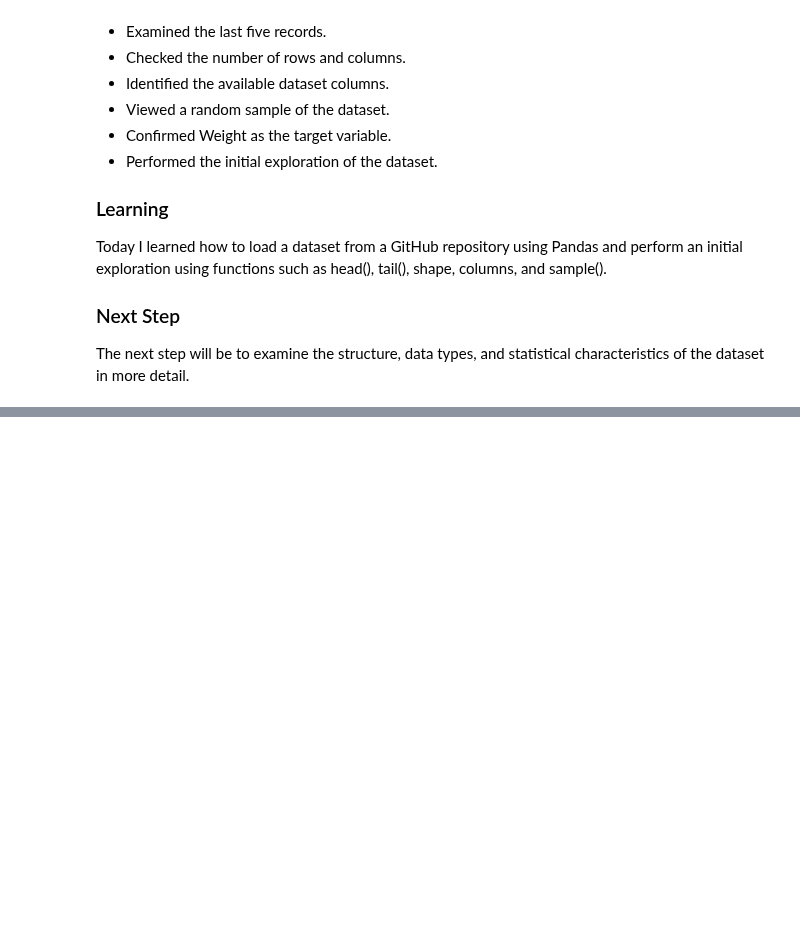
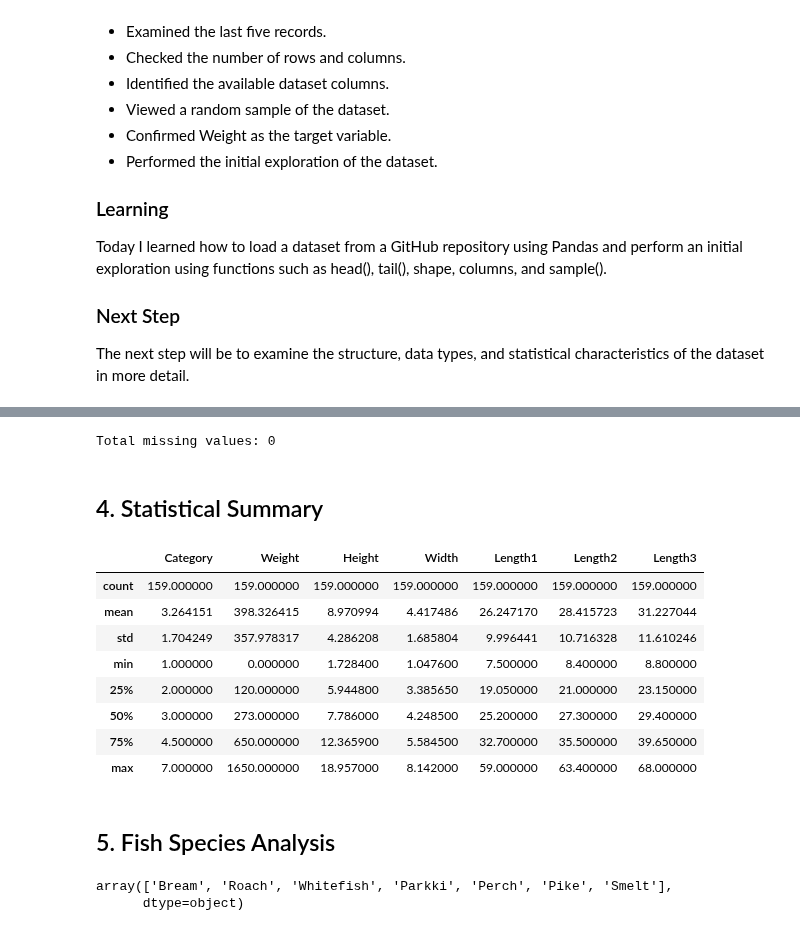
Before and after one commit to abhipsa29-cloud/Fish-Weight-Prediction, a Jupyter notebook: Fish_Weight_Prediction.ipynb, the cells around one changed output, grey strips where cells are left out. Drawn from its saved outputs; the diff is of its cells as text; code cells hidden in the pictures; blank space fills up the shorter version.

Commit message:
Day 3: Analyzed dataset structure and data types

```diff
--- a/Fish_Weight_Prediction.ipynb
+++ b/Fish_Weight_Prediction.ipynb
@@ -372,0 +383,6 @@ statistical characteristics of the dataset in more detail.
+# %%
+url = "https://raw.githubusercontent.com/YBIFoundation/Dataset/main/Fish.csv"
+
+df = pd.read_csv(url)
+
+print("Dataset loaded successfully!")
@@ -372,0 +439,25 @@ statistical characteristics of the dataset in more detail.
+# %%
+print("Total missing values:", df.isnull().sum().sum())
+# %% [output]
+Total missing values: 0
+# %% [markdown]
+## 4. Statistical Summary
+# %%
+df.describe()
+# %% [output]
+|  | Category | Weight | Height | Width | Length1 | Length2 | Length3 |
+| count | 159.000000 | 159.000000 | 159.000000 | 159.000000 | 159.000000 | 159.000000 | 159.000000 |
+| mean | 3.264151 | 398.326415 | 8.970994 | 4.417486 | 26.247170 | 28.415723 | 31.227044 |
+| std | 1.704249 | 357.978317 | 4.286208 | 1.685804 | 9.996441 | 10.716328 | 11.610246 |
+| min | 1.000000 | 0.000000 | 1.728400 | 1.047600 | 7.500000 | 8.400000 | 8.800000 |
+| 25% | 2.000000 | 120.000000 | 5.944800 | 3.385650 | 19.050000 | 21.000000 | 23.150000 |
+| 50% | 3.000000 | 273.000000 | 7.786000 | 4.248500 | 25.200000 | 27.300000 | 29.400000 |
+| 75% | 4.500000 | 650.000000 | 12.365900 | 5.584500 | 32.700000 | 35.500000 | 39.650000 |
+| max | 7.000000 | 1650.000000 | 18.957000 | 8.142000 | 59.000000 | 63.400000 | 68.000000 |
+# %% [markdown]
+## 5. Fish Species Analysis
+# %%
+df["Species"].unique()
+# %% [output]
+array(['Bream', 'Roach', 'Whitefish', 'Parkki', 'Perch', 'Pike', 'Smelt'],
+      dtype=object)
```
Also changed, not shown: parts of 18 cells of this notebook.
